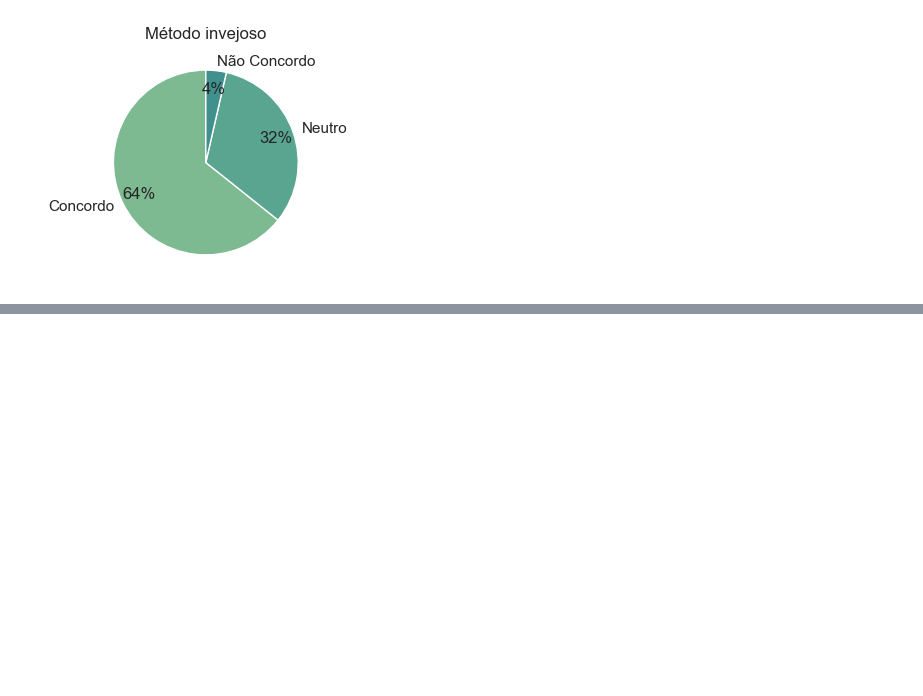
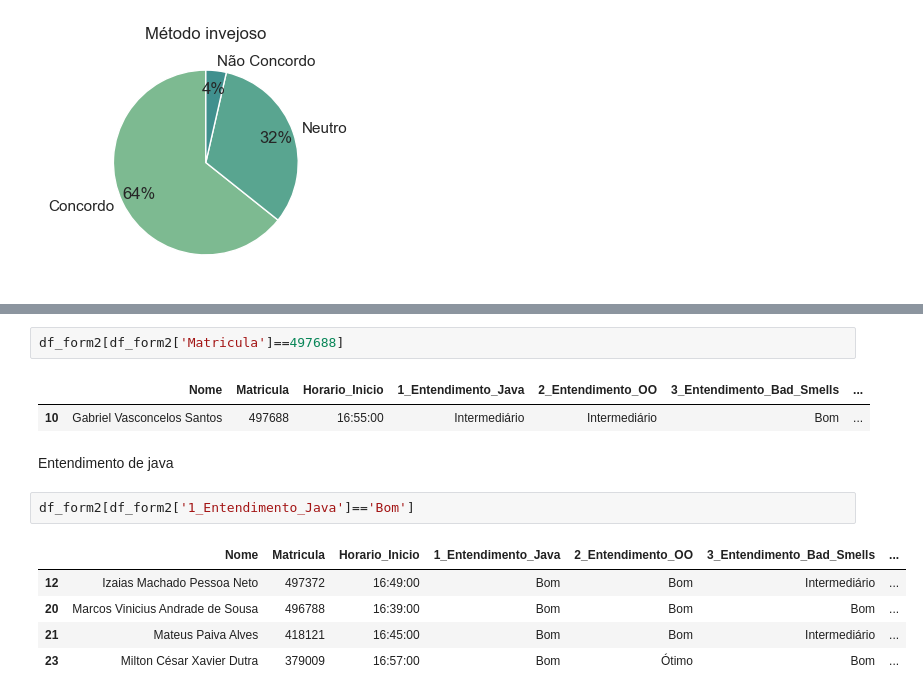
Before and after one commit to stefaneadna/Quality_Software, a Jupyter notebook: trabalho3/analise.ipynb, the cells around one changed output, grey strips where cells are left out. Saved outputs shown, nothing was run; the diff lists cells and outputs as text; blank space fills up the shorter version.

```diff
--- a/trabalho3/analise.ipynb
+++ b/trabalho3/analise.ipynb
@@ -448,0 +453,15 @@ concordancia('12_Metodo_invejoso',"Método invejoso")
+# %%
+df_form2[df_form2['Matricula']==497688]
+# %% [output]
+|  | Nome | Matricula | Horario_Inicio | 1_Entendimento_Java | 2_Entendimento_OO | 3_Entendimento_Bad_Smells | ... |
+| 10 | Gabriel Vasconcelos Santos | 497688 | 16:55:00 | Intermediário | Intermediário | Bom | ... |
+# %% [markdown]
+Entendimento de java
+# %%
+df_form2[df_form2['1_Entendimento_Java']=='Bom']
+# %% [output]
+|  | Nome | Matricula | Horario_Inicio | 1_Entendimento_Java | 2_Entendimento_OO | 3_Entendimento_Bad_Smells | ... |
+| 12 | Izaias Machado Pessoa Neto | 497372 | 16:49:00 | Bom | Bom | Intermediário | ... |
+| 20 | Marcos Vinicius Andrade de Sousa | 496788 | 16:39:00 | Bom | Bom | Bom | ... |
+| 21 | Mateus Paiva Alves | 418121 | 16:45:00 | Bom | Bom | Intermediário | ... |
+| 23 | Milton César Xavier Dutra | 379009 | 16:57:00 | Bom | Ótimo | Bom | ... |
```
Also changed, not shown: parts of 1 cell of this notebook.
